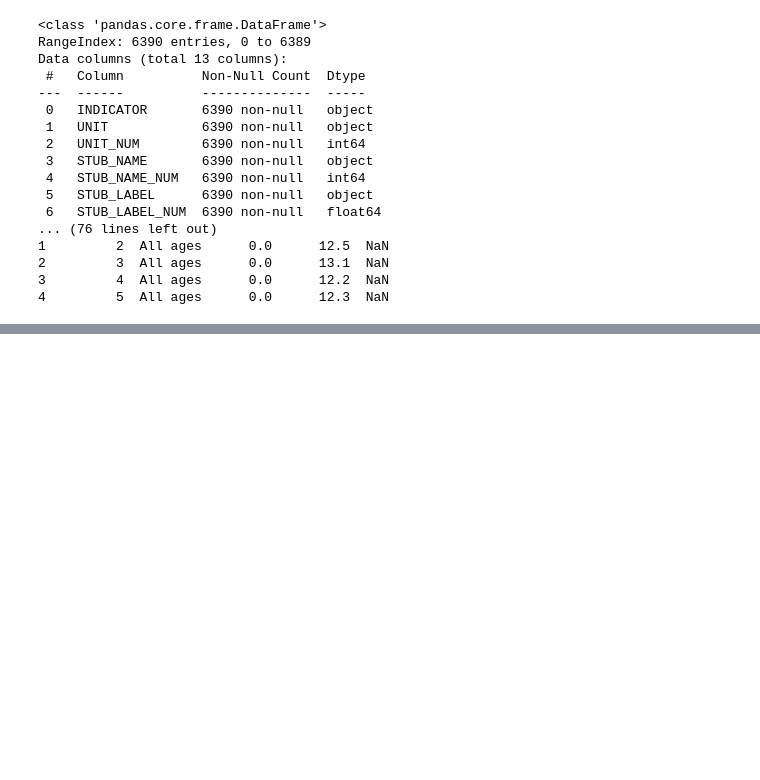
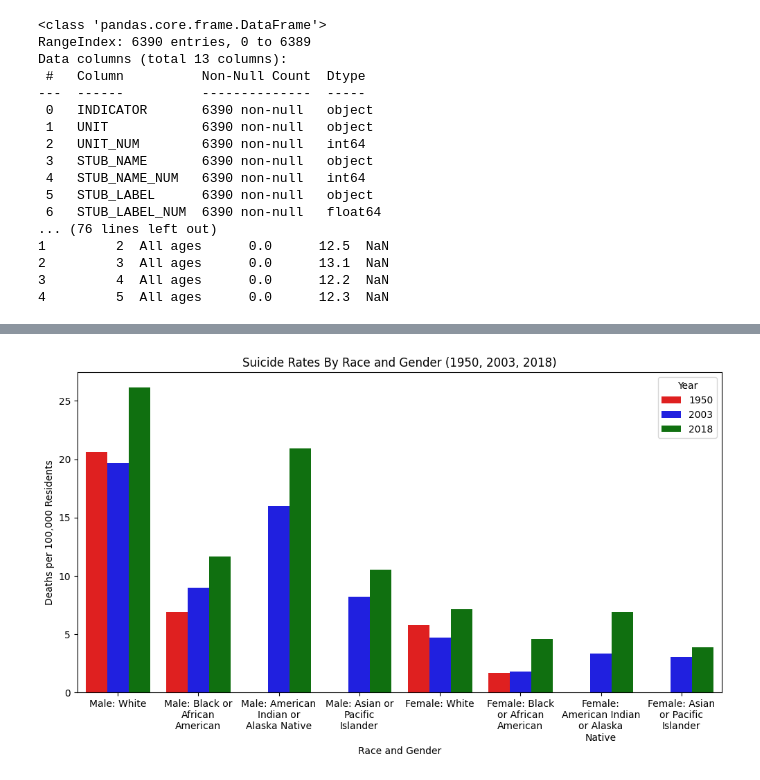
Before and after one commit to ssowers2/datafun-06-eda, a Jupyter notebook: sowers_eda.ipynb, the cells around one changed output, grey strips where cells are left out. Cells and saved outputs as stored; diff of their text form; code cells hidden in the pictures; blank space fills up the shorter version.

```diff
--- a/sowers_eda.ipynb
+++ b/sowers_eda.ipynb
@@ -131,0 +225,49 @@ Sucicide Rates By Race & Ethnicity
+# %%
+import matplotlib.pyplot as plt
+import seaborn as sns
+import textwrap
+import matplotlib.ticker as mticker
+
+# Define broad race categories (excluding age-specific)
+race_categories = [
+    'Male: White', 'Male: Black or African American', 'Male: American Indian or Alaska Native', 'Male: Asian or Pacific Islander',
+    'Female: White', 'Female: Black or African American', 'Female: American Indian or Alaska Native', 'Female: Asian or Pacific Islander'
+]
+
+# Filter dataset for 1950, 2003, and 2018
+df_filtered = df[(df['YEAR'].isin([1950, 2003, 2018])) & (df['GENDER_RACE'].isin(race_categories))]
+
+# Define colors
+custom_palette = {1950: 'red', 2003: 'blue', 2018: 'green'}
+
+# Wrap labels function
+def wrap_labels(labels, width=15):
+    return ['\n'.join(textwrap.wrap(label, width)) for label in labels]
+
+# Create bar chart
+plt.figure(figsize=(12, 6))
+ax = sns.barplot(data=df_filtered, x='GENDER_RACE', y='ESTIMATE', hue='YEAR', palette=custom_palette, errorbar=None)
+
+# Get x-tick positions and labels
+labels = [item.get_text() for item in ax.get_xticklabels()]
+wrapped_labels = wrap_labels(labels, width=15)
+
+# Ensure ticks are explicitly set before applying labels. This basically removes a warning message that popped up.
+ax.set_xticks(range(len(labels)))
+ax.set_xticklabels(wrapped_labels)
+
+# Rotate x-axis labels for easier viewing
+plt.xticks(rotation=0)
+
+# Titles and labels
+plt.title('Suicide Rates By Race and Gender (1950, 2003, 2018)')
+plt.xlabel('Race and Gender')
+plt.ylabel('Deaths per 100,000 Residents')
+plt.legend(title='Year')
+
+# Show the plot
+plt.show()
+
+# print(df['STUB_LABEL'].unique())
+# %% [output]
+[figure, added]
```
Also changed, not shown: parts of 21 cells of this notebook, 8 other files.
